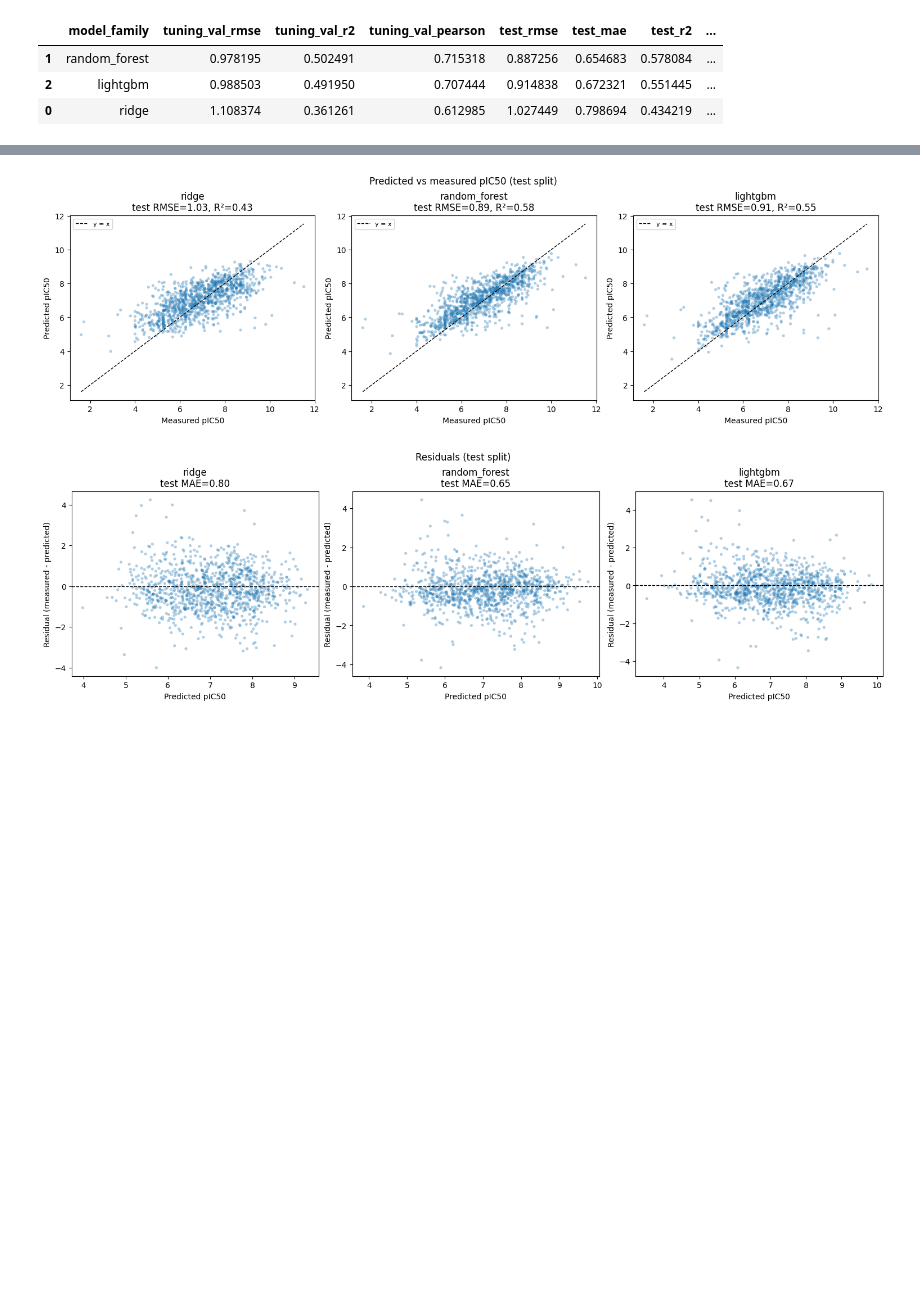
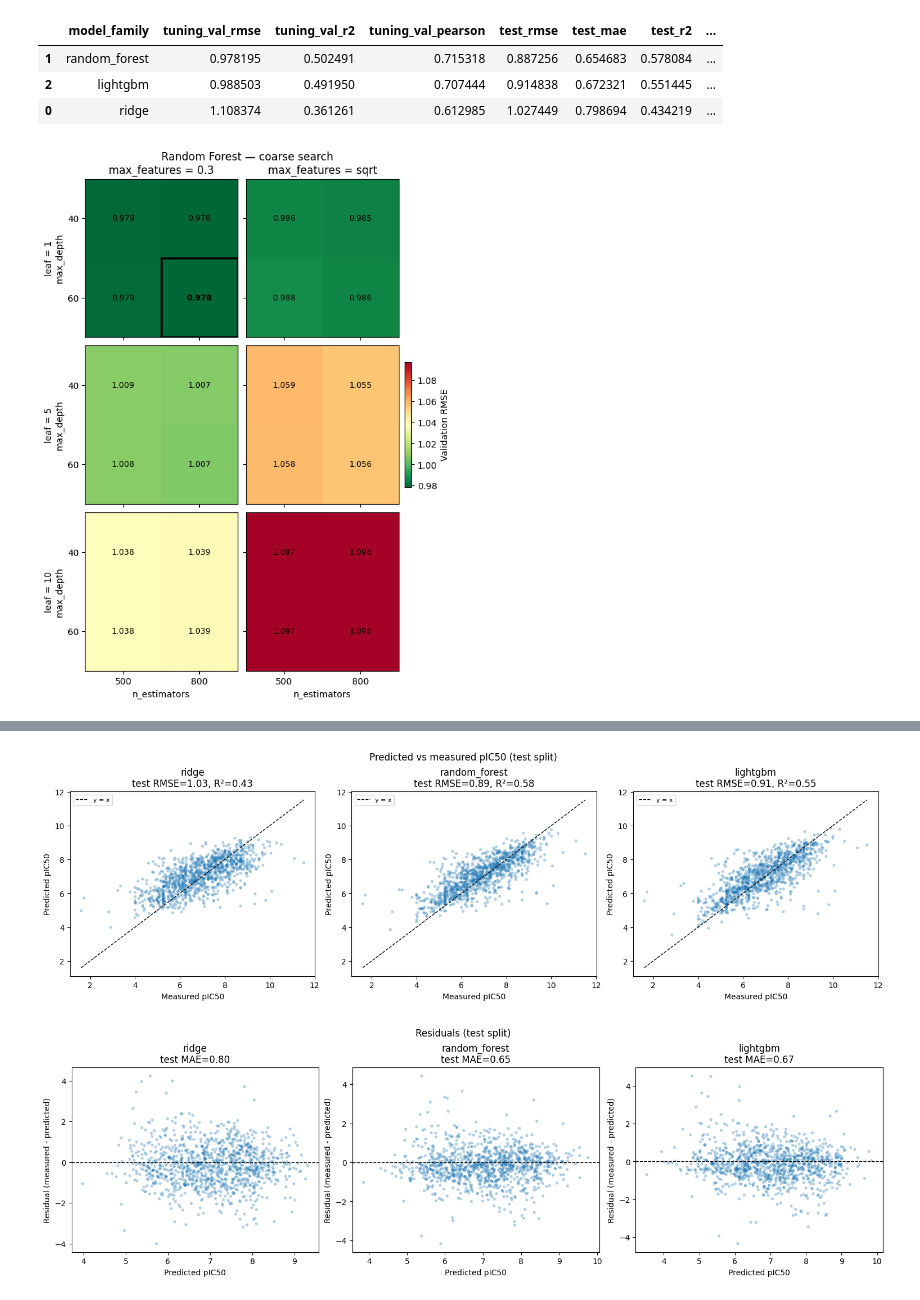
Before and after one commit to killica/DrugDiscovery, a Jupyter notebook: data/03_models.ipynb, the cells around one changed output, grey strips where cells are left out. Drawn from its saved outputs; the diff is of its cells as text; code cells hidden in the pictures; blank space fills up the shorter version.

Commit message:
Added visualization for hyperparameter space search for Random forest and Ridge

```diff
--- a/data/03_models.ipynb
+++ b/data/03_models.ipynb
@@ -533,3 +525,84 @@ tuning_results[display_cols].sort_values('test_rmse')
 | 1 | random_forest | 0.978195 | 0.502491 | 0.715318 | 0.887256 | 0.654683 | 0.578084 | ... |
 | 2 | lightgbm | 0.988503 | 0.491950 | 0.707444 | 0.914838 | 0.672321 | 0.551445 | ... |
 | 0 | ridge | 1.108374 | 0.361261 | 0.612985 | 1.027449 | 0.798694 | 0.434219 | ... |
+# %%
+# Hyperparameter space visualization
+
+def load_tuning_histories(model_dir=MODEL_DIR):
+    """Use in-memory results from training, or reload saved CSV logs."""
+    if 'tuning_histories' in globals() and tuning_histories:
+        return tuning_histories
+    families = ['random_forest', 'lightgbm', 'ridge']
+    return {
+        f: pd.read_csv(model_dir / f'tuning_history_{f}.csv')
+        for f in families
+    }
+
+hist = load_tuning_histories()
+
+rf_hist = hist['random_forest']
+lgbm_hist = hist['lightgbm']
+ridge_hist = hist['ridge']
+# %%
+# Random Forest - Coarse Search
+
+COARSE_BEST = {
+    'n_estimators': 800,
+    'max_depth': 60,
+    'min_samples_leaf': 1,
+    'max_features': '0.3',
+}
+
+rf_hist['max_features'] = rf_hist['max_features'].astype(str)
+coarse = rf_hist[rf_hist['stage'] == 'coarse'].copy()
+
+leaves = sorted(coarse['min_samples_leaf'].unique())
+mfs = sorted(coarse['max_features'].unique(), key=lambda x: (x != '0.3', x))
+
+fig, axes = plt.subplots(len(leaves), len(mfs), figsize=(3.2 * len(mfs), 2.8 * len(leaves)),
+                         sharex=True, sharey=True, constrained_layout=True)
+
+vmin, vmax = coarse['val_rmse'].min(), coarse['val_rmse'].max()
+
+for i, leaf in enumerate(leaves):
+    for j, mf in enumerate(mfs):
+        ax = axes[i, j]
+        sub = coarse[(coarse['min_samples_leaf'] == leaf) & (coarse['max_features'] == mf)]
+        pivot = sub.pivot(index='max_depth', columns='n_estimators', values='val_rmse')
+        pivot = pivot.sort_index().sort_index(axis=1)
+
+        im = ax.imshow(pivot.values, cmap='RdYlGn_r', vmin=vmin, vmax=vmax, aspect='auto')
+        for r, depth in enumerate(pivot.index):
+            for c, n_est in enumerate(pivot.columns):
+                val = pivot.loc[depth, n_est]
+                is_best = (
+                    int(n_est) == COARSE_BEST['n_estimators']
+                    and int(depth) == COARSE_BEST['max_depth']
+                    and int(leaf) == COARSE_BEST['min_samples_leaf']
+                    and mf == COARSE_BEST['max_features']
+                )
+                ax.text(
+                    c, r, f'{val:.3f}',
+                    ha='center', va='center', fontsize=9,
+                    fontweight='bold' if is_best else 'normal',
+                )
+                if is_best:
+                    ax.add_patch(plt.Rectangle((c - 0.5, r - 0.5), 1, 1,
+                                                 fill=False, edgecolor='black', linewidth=2.5))
+
+        if i == 0:
+            ax.set_title(f'max_features = {mf}')
+        if j == 0:
+            ax.set_ylabel(f'leaf = {leaf}\nmax_depth')
+        if i == len(leaves) - 1:
+            ax.set_xlabel('n_estimators')
+            ax.set_xticks(range(len(pivot.columns)))
+            ax.set_xticklabels(pivot.columns.astype(int))
+        ax.set_yticks(range(len(pivot.index)))
+        ax.set_yticklabels(pivot.index.astype(int))
+
+fig.colorbar(im, ax=axes.ravel().tolist(), fraction=0.02, pad=0.02, label='Validation RMSE')
+fig.suptitle('Random Forest — coarse search', y=1.02)
+plt.show()
+# %% [output]
+[figure, added]
```
Also changed, not shown: parts of 8 cells of this notebook.
